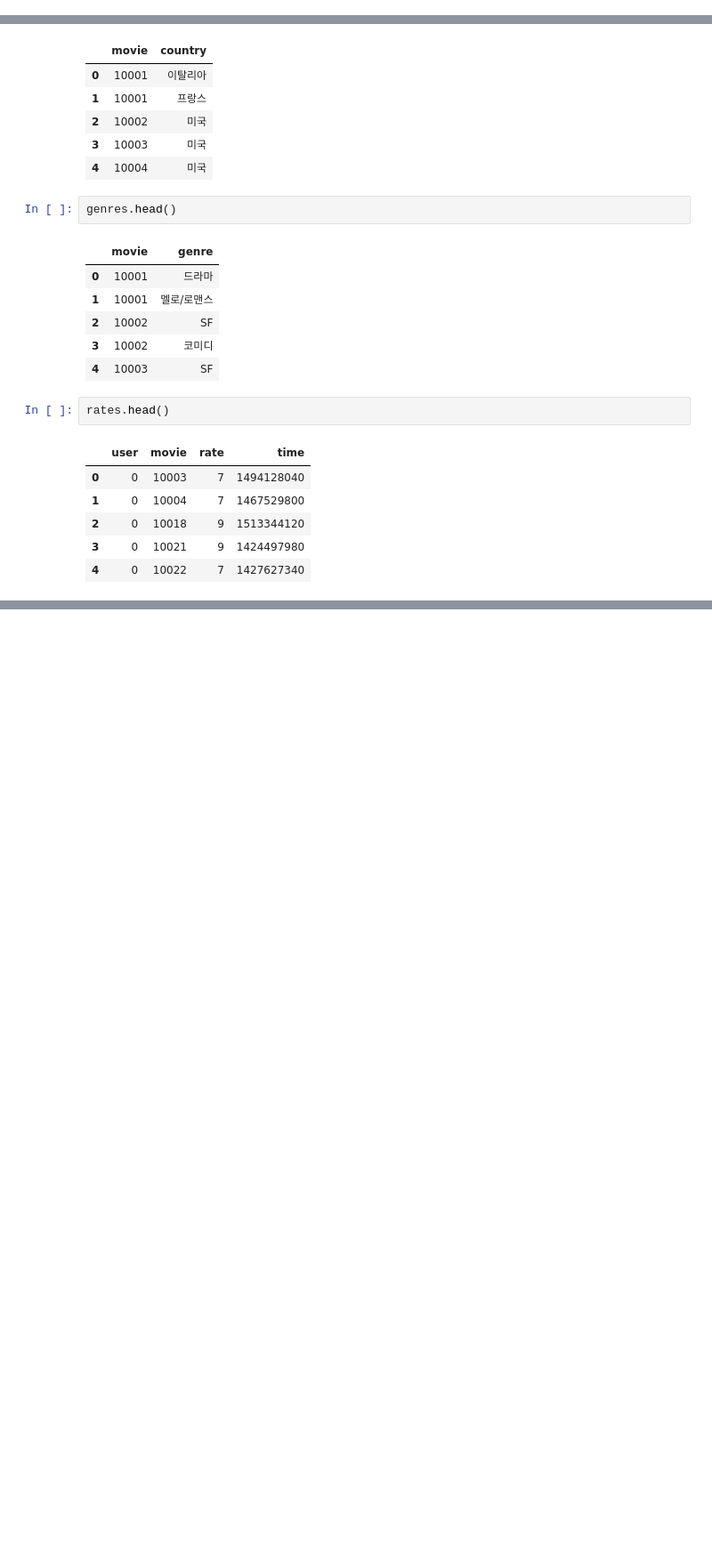
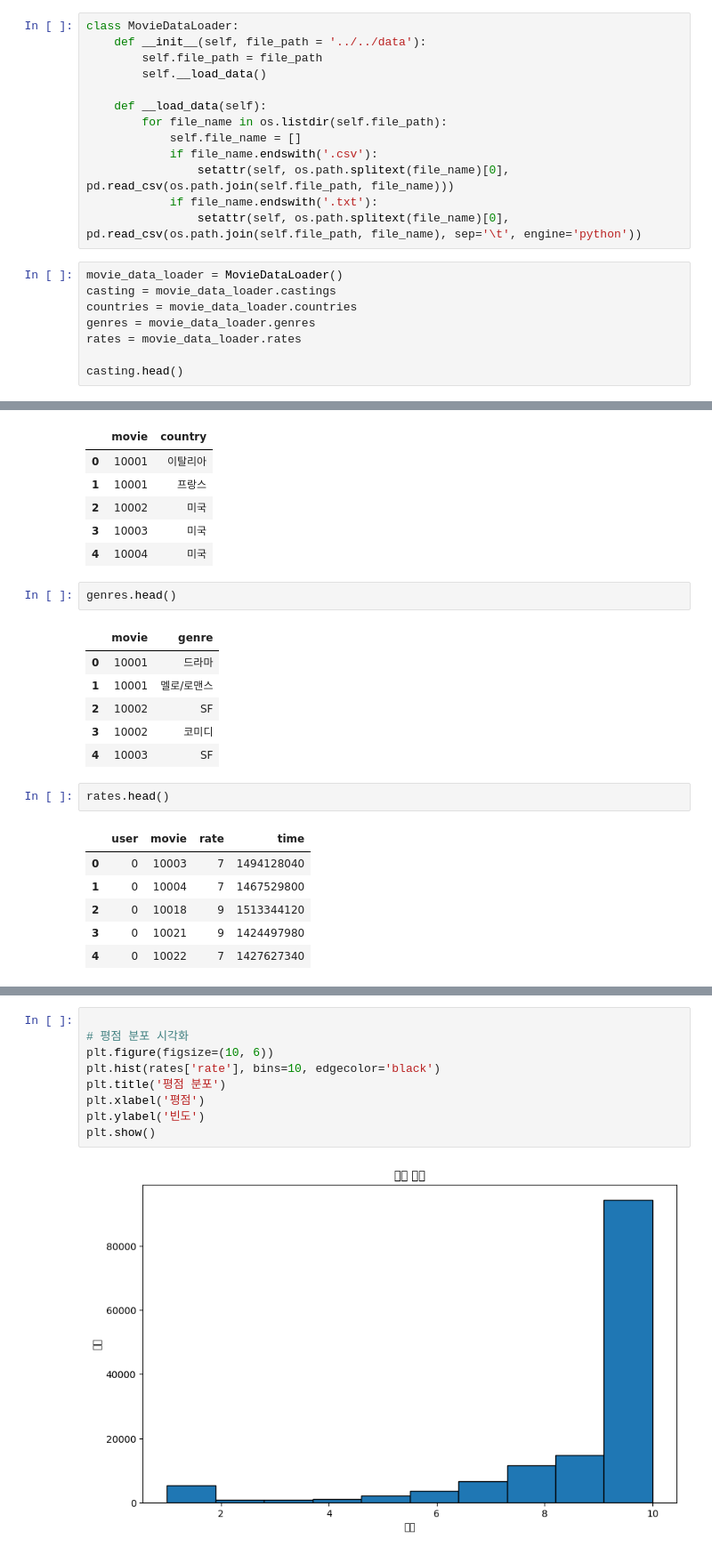
Before and after one commit to YeonSeong-Lee/codessey, a Jupyter notebook: prob02/pron0202/prob0202.ipynb, the cells around one changed output, grey strips where cells are left out. Shown at 89% size. Cells and saved outputs as stored; diff of their text form; blank space fills up the shorter version.

```diff
--- a/prob02/pron0202/prob0202.ipynb
+++ b/prob02/pron0202/prob0202.ipynb
@@ -19,0 +9,21 @@ casting.head()
+# %%
+class MovieDataLoader:
+    def __init__(self, file_path = '../../data'):
+        self.file_path = file_path
+        self.__load_data()
+
+    def __load_data(self):
+        for file_name in os.listdir(self.file_path):
+            self.file_name = []
+            if file_name.endswith('.csv'):
+                setattr(self, os.path.splitext(file_name)[0], pd.read_csv(os.path.join(self.file_path, file_name)))
+            if file_name.endswith('.txt'):
+                setattr(self, os.path.splitext(file_name)[0], pd.read_csv(os.path.join(self.file_path, file_name), sep='\t', engine='python'))
+# %%
+movie_data_loader = MovieDataLoader()
+casting = movie_data_loader.castings
+countries = movie_data_loader.countries
+genres = movie_data_loader.genres
+rates = movie_data_loader.rates
+
+casting.head()
@@ -48,0 +133,11 @@ rates.head()
+# %%
+
+# 평점 분포 시각화
+plt.figure(figsize=(10, 6))
+plt.hist(rates['rate'], bins=10, edgecolor='black')
+plt.title('평점 분포')
+plt.xlabel('평점')
+plt.ylabel('빈도')
+plt.show()
+# %% [output]
+[figure, added]
```
Also changed, not shown: parts of 9 cells of this notebook.
